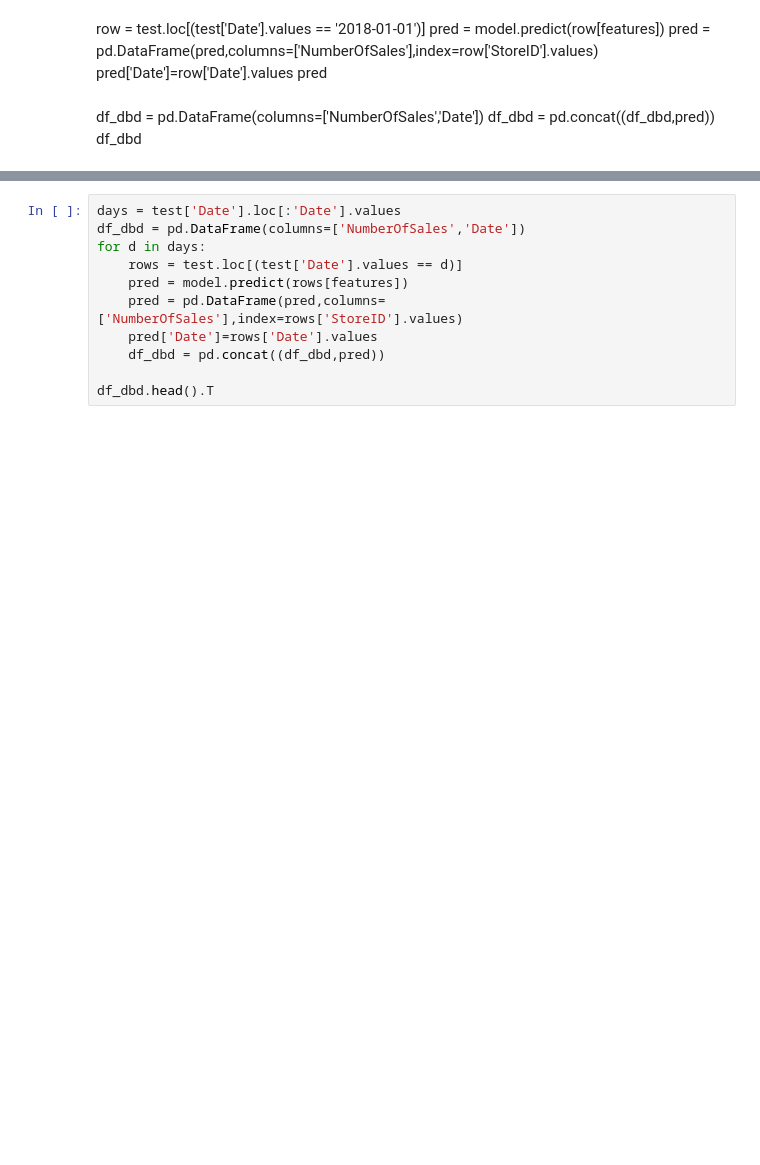
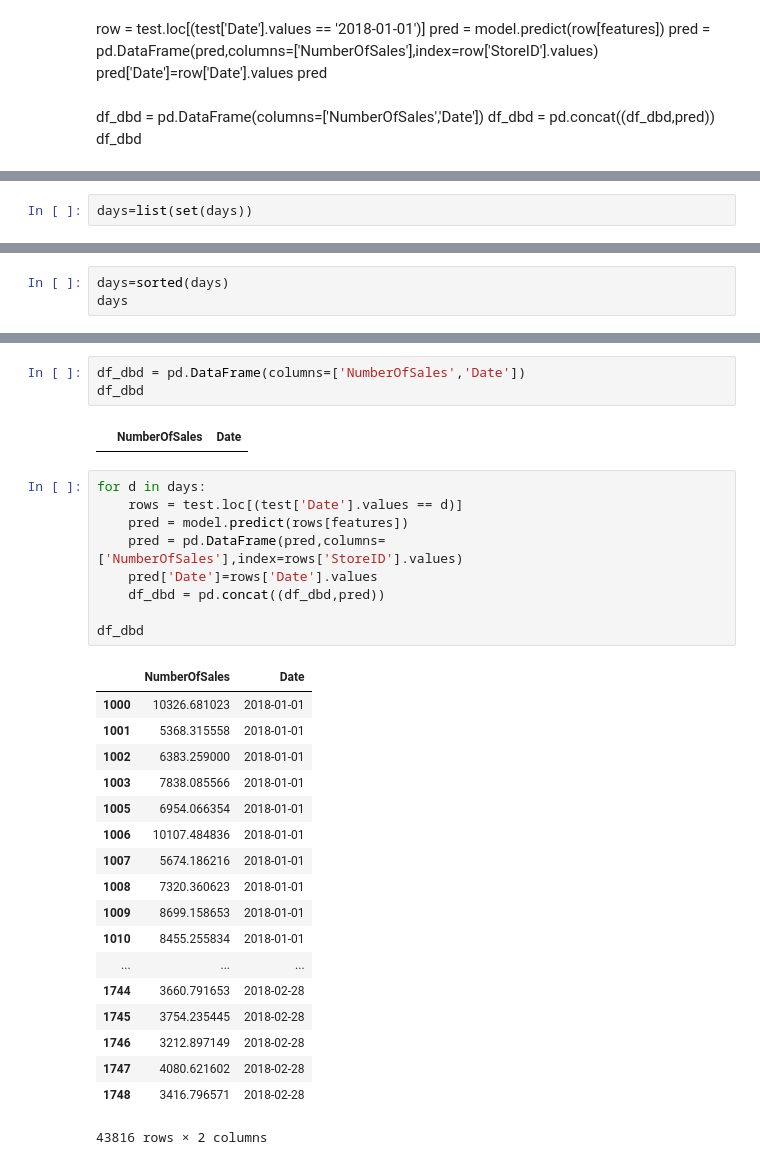
Before and after one commit to mirkomantovani/DMTM-project-BIP, a Jupyter notebook: DayByDay.ipynb, the cells around one changed output, grey strips where cells are left out. Saved outputs shown, nothing was run; the diff lists cells and outputs as text; blank space fills up the shorter version.

```diff
--- a/DayByDay.ipynb
+++ b/DayByDay.ipynb
@@ -118,0 +114,2 @@ df_dbd
+# %%
+days=list(set(days))
@@ -118,0 +120,3 @@ df_dbd
+# %%
+days=sorted(days)
+days
@@ -119,11 +141,33 @@ df_dbd
+# %%
+df_dbd = pd.DataFrame(columns=['NumberOfSales','Date'])
+df_dbd
+# %% [output]
+|  | NumberOfSales | Date |
 # %%
-days = test['Date'].loc[:'Date'].values
-df_dbd = pd.DataFrame(columns=['NumberOfSales','Date'])
 for d in days:
     rows = test.loc[(test['Date'].values == d)]
     pred = model.predict(rows[features])
     pred = pd.DataFrame(pred,columns=['NumberOfSales'],index=rows['StoreID'].values)
     pred['Date']=rows['Date'].values
     df_dbd = pd.concat((df_dbd,pred))
 
-df_dbd.head().T
+df_dbd
+# %% [output]
+|  | NumberOfSales | Date |
+| 1000 | 10326.681023 | 2018-01-01 |
+| 1001 | 5368.315558 | 2018-01-01 |
+| 1002 | 6383.259000 | 2018-01-01 |
+| 1003 | 7838.085566 | 2018-01-01 |
+| 1005 | 6954.066354 | 2018-01-01 |
+| 1006 | 10107.484836 | 2018-01-01 |
+| 1007 | 5674.186216 | 2018-01-01 |
+| 1008 | 7320.360623 | 2018-01-01 |
+| 1009 | 8699.158653 | 2018-01-01 |
+| 1010 | 8455.255834 | 2018-01-01 |
+| ... | ... | ... |
+| 1744 | 3660.791653 | 2018-02-28 |
+| 1745 | 3754.235445 | 2018-02-28 |
+| 1746 | 3212.897149 | 2018-02-28 |
+| 1747 | 4080.621602 | 2018-02-28 |
+| 1748 | 3416.796571 | 2018-02-28 |
+43816 rows × 2 columns
```
Also changed, not shown: parts of 7 cells of this notebook.
